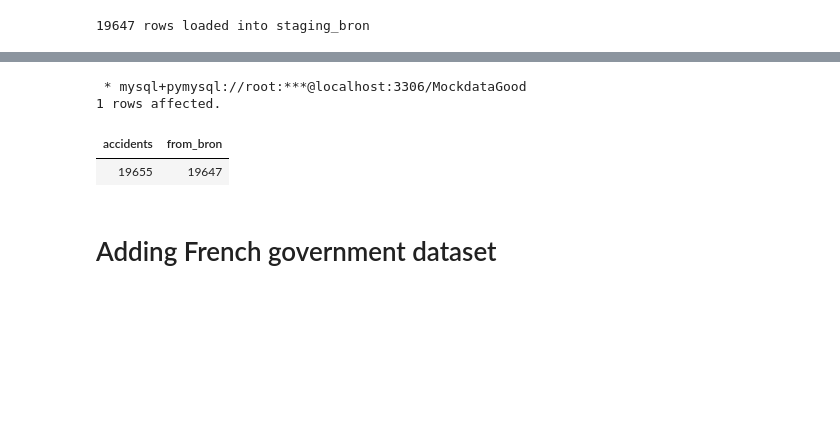
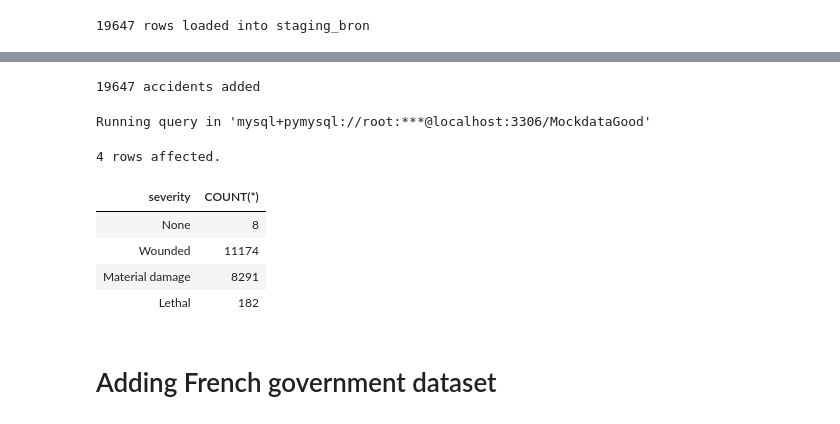
Before and after one commit to almadav0010/Databases_BikeAccidents, a Jupyter notebook: Week3/input_data.ipynb, the cells around one changed output, grey strips where cells are left out. Drawn from its saved outputs; the diff is of its cells as text; code cells hidden in the pictures; blank space fills up the shorter version.

```diff
--- a/Week3/input_data.ipynb
+++ b/Week3/input_data.ipynb
@@ -386,11 +370,37 @@ print(added, "accidents added")
+# %%
+with engine.begin() as conn:
+    # 'Nuenen Gerwen en Nederwetten' has 28 letters, one more than city varchar(27)
+    conn.execute(text("ALTER TABLE Location MODIFY city varchar(50) NOT NULL"))
+
+    # One Location per municipality (BRON has no street names)
+    conn.execute(text("""
+        INSERT INTO Location (city, street)
+        SELECT DISTINCT s.GME_NAAM, 'Unknown'
+        FROM staging_bron s
+        WHERE NOT EXISTS (SELECT 1 FROM Location l WHERE l.city = s.GME_NAAM AND l.street = 'Unknown')
+    """))
+
+    added = conn.execute(text("""
+        INSERT IGNORE INTO Accident (bron_id, type, time, downfall, location, road_wet, severity, speed_limit, urban, light)
+        SELECT s.VKL_NUMMER, s.type, NULL, s.downfall, l.placeID, s.road_wet, s.severity, s.speed_limit, s.urban, s.light
+        FROM staging_bron s
+        JOIN Location l ON l.city = s.GME_NAAM AND l.street = 'Unknown'
+    """)).rowcount
+
+print(added, "accidents added")
+# %% [output]
+19647 accidents added
 # %%
 %%sql
-SELECT COUNT(*) AS accidents, COUNT(bron_id) AS from_bron FROM Accident
+SELECT severity, COUNT(*) FROM Accident GROUP BY severity
 # %% [output]
- * mysql+pymysql://root:***@localhost:3306/MockdataGood
-1 rows affected.
+Running query in 'mysql+pymysql://root:***@localhost:3306/MockdataGood'
+4 rows affected.
-| accidents | from_bron |
-| 19655 | 19647 |
+| severity | COUNT(*) |
+| None | 8 |
+| Wounded | 11174 |
+| Material damage | 8291 |
+| Lethal | 182 |
 # %% [markdown]
 # Adding French government dataset
 # %% [markdown]
```
Also changed, not shown: parts of 9 cells of this notebook, 2 other files.
